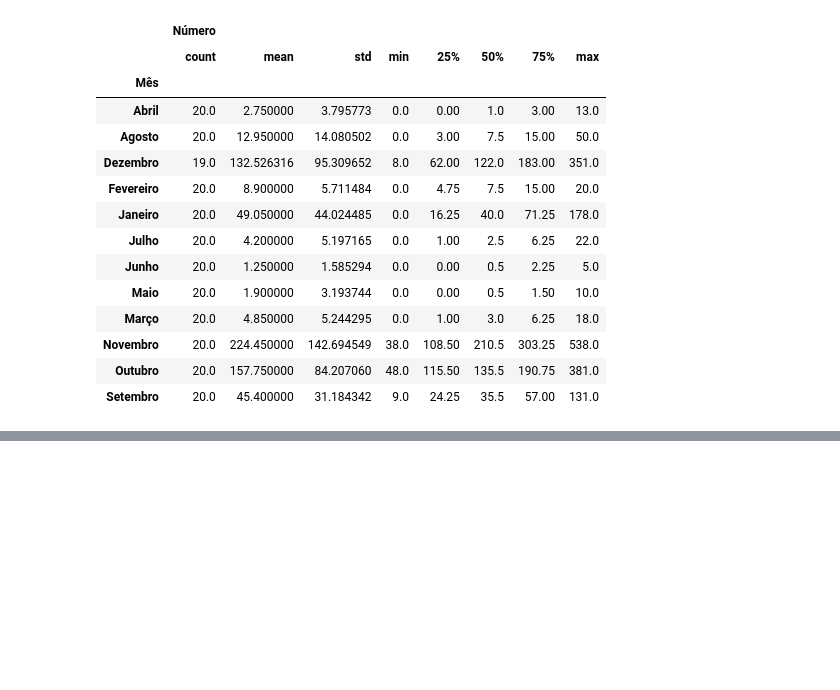
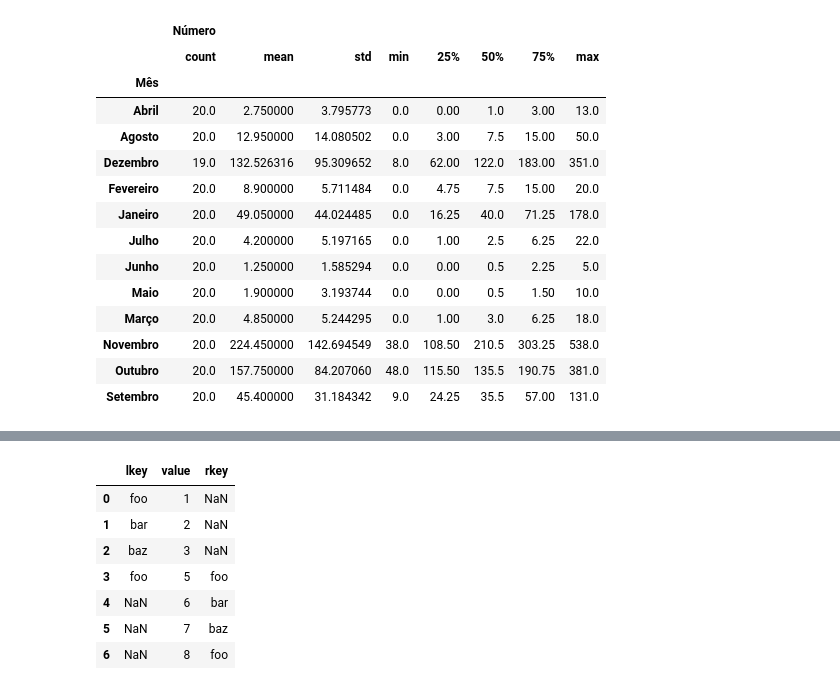
Before and after one commit to douglasvitoreti/scientific-python-lectures, a Jupyter notebook: Lecture-6-Pandas.ipynb, the cells around one changed output, grey strips where cells are left out. Saved outputs shown, nothing was run; the diff lists cells and outputs as text; code cells hidden in the pictures; blank space fills up the shorter version.

```diff
--- a/Lecture-6-Pandas.ipynb
+++ b/Lecture-6-Pandas.ipynb
@@ -524,0 +622,11 @@ amazon_fires.loc[idx, cols].groupby('Mês').describe()
+# %%
+df1.merge(df2, how='outer')
+# %% [output]
+|  | lkey | value | rkey |
+| 0 | foo | 1 | NaN |
+| 1 | bar | 2 | NaN |
+| 2 | baz | 3 | NaN |
+| 3 | foo | 5 | foo |
+| 4 | NaN | 6 | bar |
+| 5 | NaN | 7 | baz |
+| 6 | NaN | 8 | foo |
```
Also changed, not shown: parts of 17 cells of this notebook.
